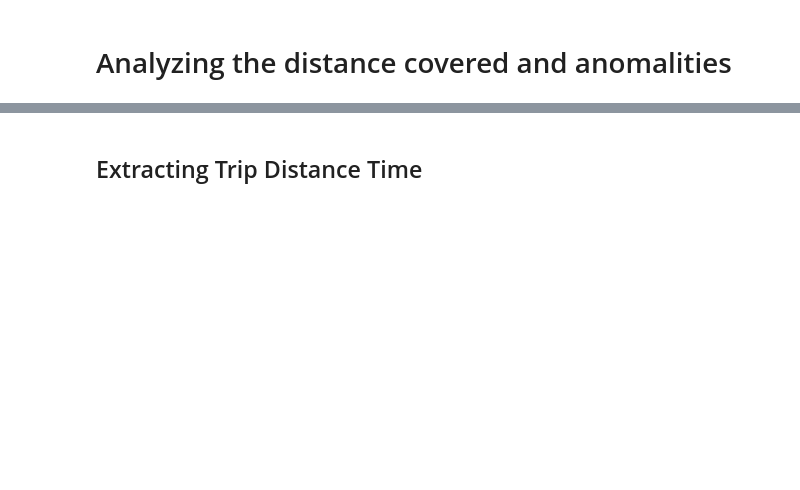
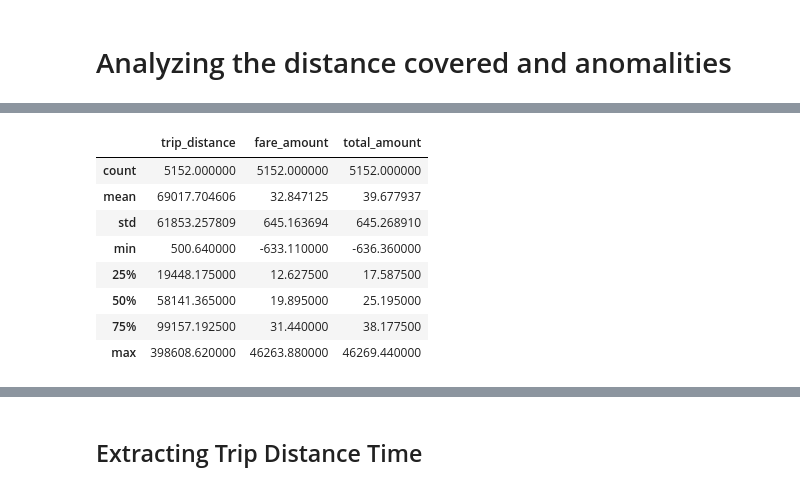
Before and after one commit to ajinikhil/NYC_jaune_taxi_analysis, a Jupyter notebook: NYC_jaune_taxi_analysis/analysis/distance_analysis.ipynb, the cells around one changed output, grey strips where cells are left out. Saved outputs shown, nothing was run; the diff lists cells and outputs as text; code cells hidden in the pictures; blank space fills up the shorter version.

```diff
--- a/NYC_jaune_taxi_analysis/analysis/distance_analysis.ipynb
+++ b/NYC_jaune_taxi_analysis/analysis/distance_analysis.ipynb
@@ -6,0 +84,12 @@ df = duckdb.read_parquet('../raw/*/*.parquet')
+# %%
+td_l_0.describe()
+# %% [output]
+|  | trip_distance | fare_amount | total_amount |
+| count | 5152.000000 | 5152.000000 | 5152.000000 |
+| mean | 69017.704606 | 32.847125 | 39.677937 |
+| std | 61853.257809 | 645.163694 | 645.268910 |
+| min | 500.640000 | -633.110000 | -636.360000 |
+| 25% | 19448.175000 | 12.627500 | 17.587500 |
+| 50% | 58141.365000 | 19.895000 | 25.195000 |
+| 75% | 99157.192500 | 31.440000 | 38.177500 |
+| max | 398608.620000 | 46263.880000 | 46269.440000 |
```
Also changed, not shown: parts of 15 cells of this notebook.
